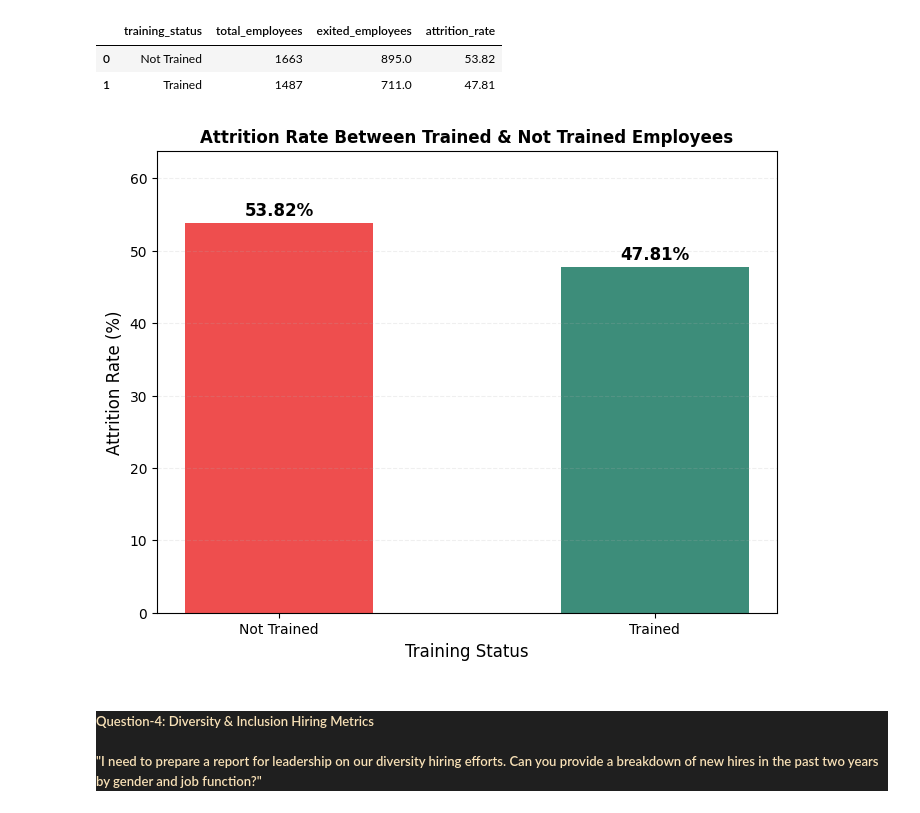
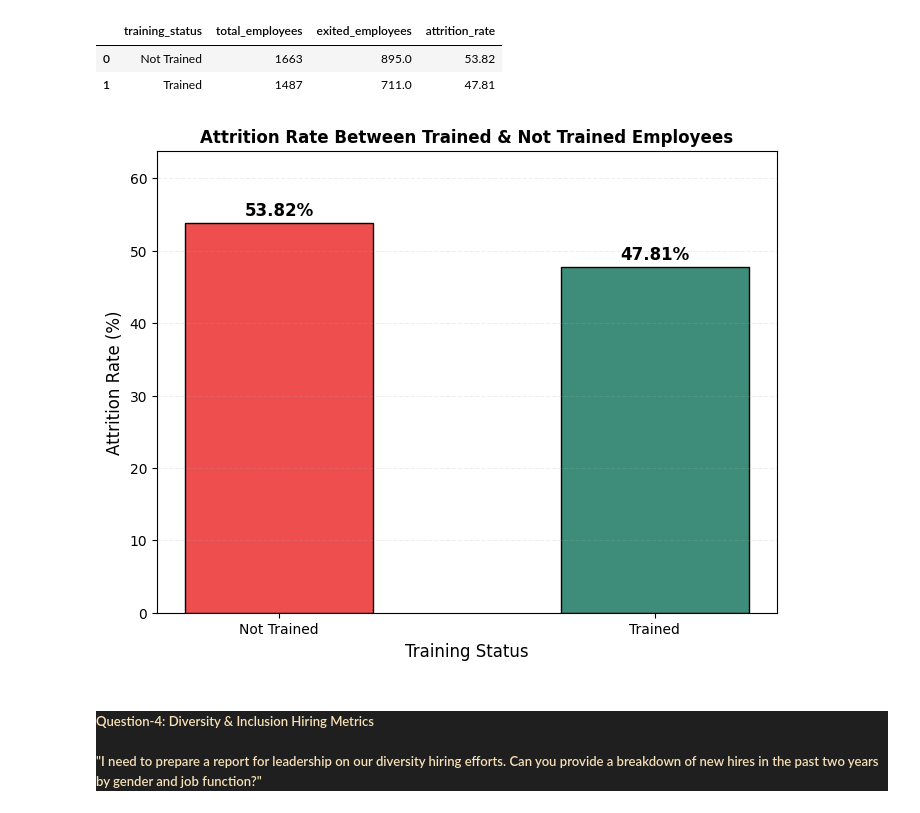
Before and after one commit to rohithreddy2001/HR-Data-Analytics, a Jupyter notebook: HR_Data_Analytics.ipynb, the cells around one changed output. Cells and saved outputs as stored; diff of their text form; code cells hidden in the pictures.

```diff
--- a/HR_Data_Analytics.ipynb
+++ b/HR_Data_Analytics.ipynb
@@ -548,32 +554,32 @@ attritionRateBetweenTrainedAndUntrainedEmployees
 # %%
 import matplotlib.pyplot as plt
 
 fig, ax = plt.subplots(figsize=(8, 6))
 ax.bar(
     attritionRateBetweenTrainedAndUntrainedEmployees["training_status"],
     attritionRateBetweenTrainedAndUntrainedEmployees["attrition_rate"],
-    color=["#EE4E4E", "#3D8D7A"], width=0.5
+    color=["#EE4E4E", "#3D8D7A"], width=0.5, edgecolor="black"
 )
 
 ax.set_xlabel("Training Status", fontsize=12)
 ax.set_ylabel("Attrition Rate (%)", fontsize=12)
 ax.set_title("Attrition Rate Between Trained & Not Trained Employees", fontsize=12, fontweight='semibold')
 
 max_attrition = attritionRateBetweenTrainedAndUntrainedEmployees["attrition_rate"].max()
 ax.set_ylim(0, max_attrition + 10)
 ax.set_yticks(range(0, int(max_attrition) + 10, 10))
 
 ax.set_xticks(range(len(attritionRateBetweenTrainedAndUntrainedEmployees["training_status"])))
 ax.set_xticklabels(attritionRateBetweenTrainedAndUntrainedEmployees["training_status"], rotation=0)
 
 for i, v in enumerate(attritionRateBetweenTrainedAndUntrainedEmployees["attrition_rate"]):
     ax.text(i, v + 1, f"{v:.2f}%", ha='center', fontsize=12, fontweight='semibold')
 
 ax.yaxis.grid(True, linestyle="--", alpha=0.2)
 
 plt.show()
 # %% [output]
-[figure, old version]
+[figure, new version]
 # %% [markdown]
 <h5 style="color: #F8E1B7; background-color: #1f1f1f;">
     Question-4: Diversity & Inclusion Hiring Metrics
```
Also changed, not shown: parts of 6 cells of this notebook, 6 other files.
